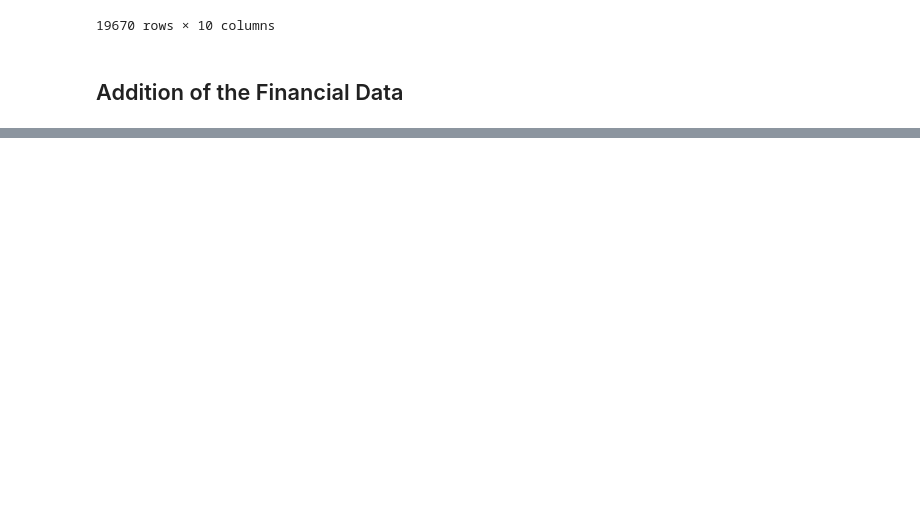
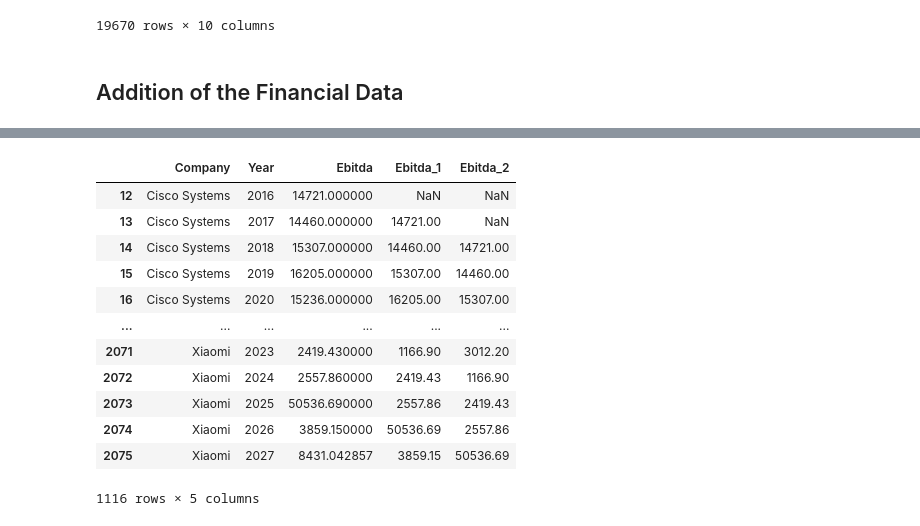
Before and after one commit to lucasleforest/analyticslab, a Jupyter notebook: dataset.ipynb, the cells around one changed output, grey strips where cells are left out. Saved outputs shown, nothing was run; the diff lists cells and outputs as text; code cells hidden in the pictures; blank space fills up the shorter version.

```diff
--- a/dataset.ipynb
+++ b/dataset.ipynb
@@ -210,0 +166,4 @@ ebitda
+# %%
+comp_map = pd.read_csv("CompanyMapping.csv", delimiter= ";", encoding='unicode_escape')
+comp_map = comp_map.set_index("Company name in financial data").to_dict()["Company name in spend tracker"]
+companies_available = comp_map.keys()
@@ -210,0 +176,21 @@ ebitda
+# %%
+ebitda = pd.read_csv("DATA/ebitda_complete.csv")
+ebitda.Company = ebitda.Company.apply(mapping_companies)
+ebitda = ebitda[~ebitda['Company'].isnull()]
+ebitda["Ebitda_1"] = ebitda.groupby('Company')['Ebitda'].shift(1)
+ebitda["Ebitda_2"] = ebitda.groupby('Company')['Ebitda'].shift(2)
+ebitda
+# %% [output]
+|  | Company | Year | Ebitda | Ebitda_1 | Ebitda_2 |
+| 12 | Cisco Systems | 2016 | 14721.000000 | NaN | NaN |
+| 13 | Cisco Systems | 2017 | 14460.000000 | 14721.00 | NaN |
+| 14 | Cisco Systems | 2018 | 15307.000000 | 14460.00 | 14721.00 |
+| 15 | Cisco Systems | 2019 | 16205.000000 | 15307.00 | 14460.00 |
+| 16 | Cisco Systems | 2020 | 15236.000000 | 16205.00 | 15307.00 |
+| ... | ... | ... | ... | ... | ... |
+| 2071 | Xiaomi | 2023 | 2419.430000 | 1166.90 | 3012.20 |
+| 2072 | Xiaomi | 2024 | 2557.860000 | 2419.43 | 1166.90 |
+| 2073 | Xiaomi | 2025 | 50536.690000 | 2557.86 | 2419.43 |
+| 2074 | Xiaomi | 2026 | 3859.150000 | 50536.69 | 2557.86 |
+| 2075 | Xiaomi | 2027 | 8431.042857 | 3859.15 | 50536.69 |
+1116 rows × 5 columns
```
Also changed, not shown: parts of 13 cells of this notebook, 6 other files.
